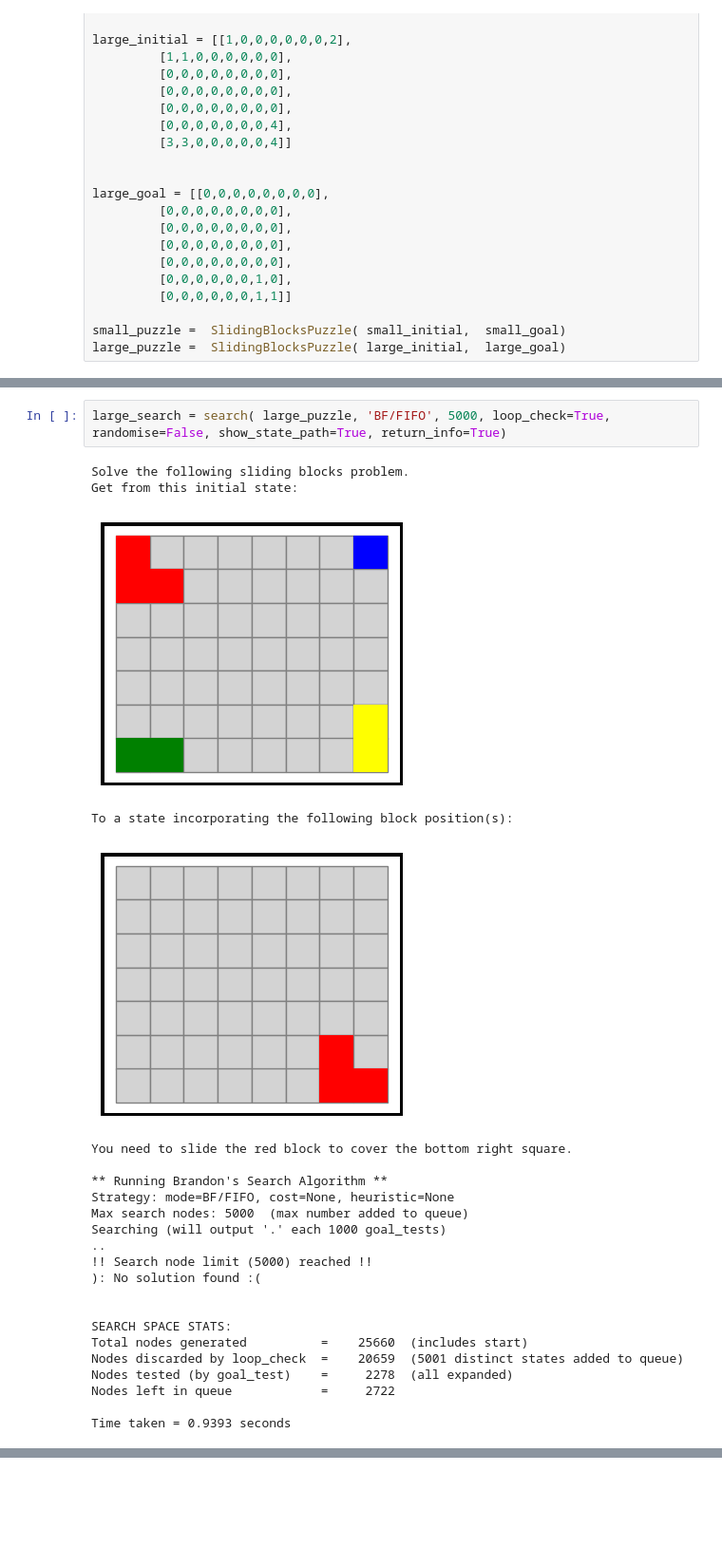
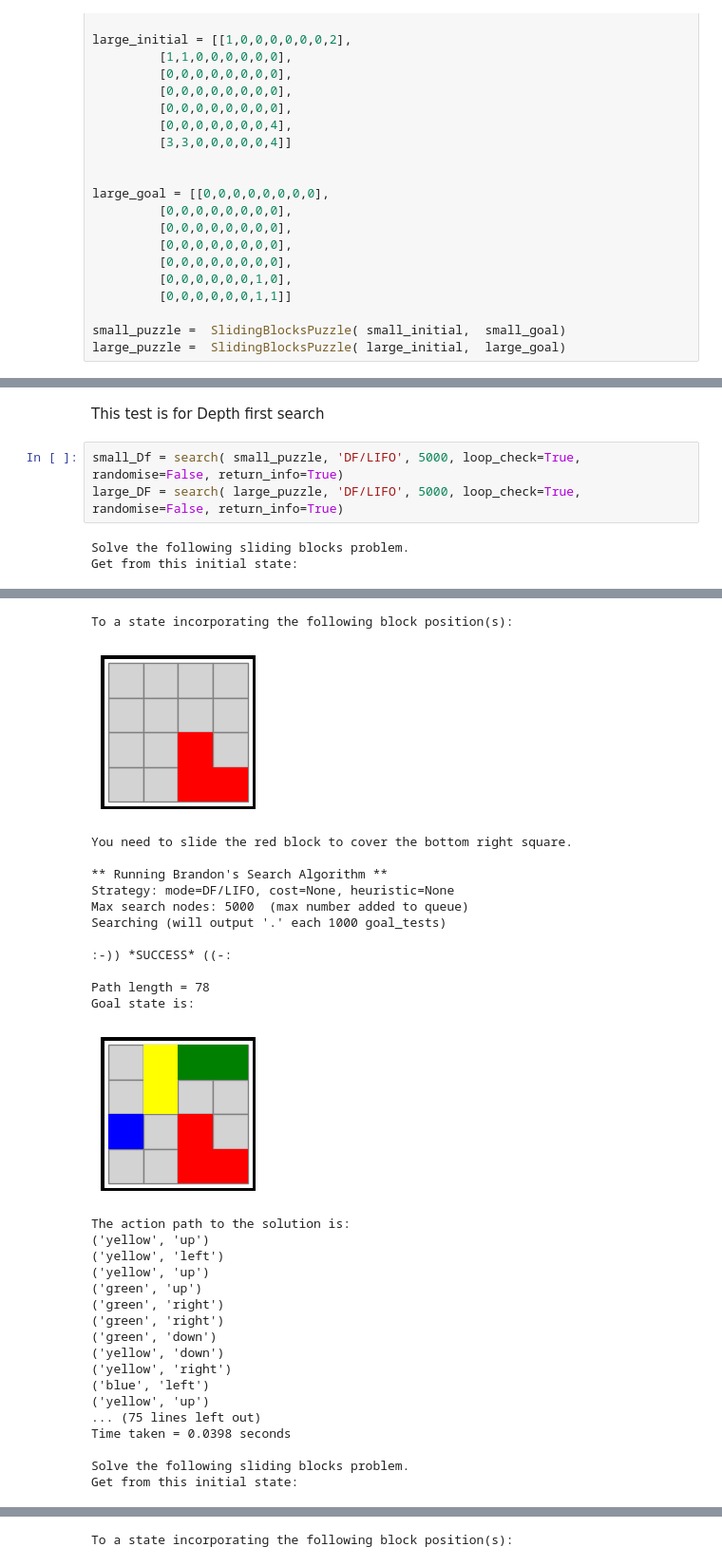
Before and after one commit to DarshanSajeev/COMP2611, a Jupyter notebook: report.ipynb, the cells around one changed output, grey strips where cells are left out. Shown at 95% size. Drawn from its saved outputs; the diff is of its cells as text; blank space fills up the shorter version.

```diff
--- a/report.ipynb
+++ b/report.ipynb
@@ -306,26 +317,8 @@ The state/action path to the solution is:
-# %%
-large_search = search( large_puzzle, 'BF/FIFO', 5000, loop_check=True, randomise=False, show_state_path=True, return_info=True)
-# %% [output]
-Solve the following sliding blocks problem.
-Get from this initial state:
-[figure, removed]
-To a state incorporating the following block position(s):
-[figure, removed]
-You need to slide the red block to cover the bottom right square.
-
-** Running Brandon's Search Algorithm **
-Strategy: mode=BF/FIFO, cost=None, heuristic=None
-Max search nodes: 5000  (max number added to queue)
-Searching (will output '.' each 1000 goal_tests)
-..
-!! Search node limit (5000) reached !!
-): No solution found :(
-
-
-SEARCH SPACE STATS:
-Total nodes generated          =    25660  (includes start)
-Nodes discarded by loop_check  =    20659  (5001 distinct states added to queue)
-Nodes tested (by goal_test)    =     2278  (all expanded)
-Nodes left in queue            =     2722
-
-Time taken = 0.9393 seconds
+# %% [markdown]
+This test is for Depth first search
+# %%
+small_Df = search( small_puzzle, 'DF/LIFO', 5000, loop_check=True, randomise=False, return_info=True)
+large_DF = search( large_puzzle, 'DF/LIFO', 5000, loop_check=True, randomise=False, return_info=True)
+# %% [output]
+Solve the following sliding blocks problem.
+Get from this initial state:
@@ -331,0 +326,31 @@ Time taken = 0.9393 seconds
+To a state incorporating the following block position(s):
+[figure, added]
+You need to slide the red block to cover the bottom right square.
+
+** Running Brandon's Search Algorithm **
+Strategy: mode=DF/LIFO, cost=None, heuristic=None
+Max search nodes: 5000  (max number added to queue)
+Searching (will output '.' each 1000 goal_tests)
+
+:-)) *SUCCESS* ((-:
+
+Path length = 78
+Goal state is:
+[figure, added]
+The action path to the solution is:
+('yellow', 'up')
+('yellow', 'left')
+('yellow', 'up')
+('green', 'up')
+('green', 'right')
+('green', 'right')
+('green', 'down')
+('yellow', 'down')
+('yellow', 'right')
+('blue', 'left')
+('yellow', 'up')
+... (75 lines left out)
+Time taken = 0.0398 seconds
+
+Solve the following sliding blocks problem.
+Get from this initial state:
@@ -331,0 +358 @@ Time taken = 0.9393 seconds
+To a state incorporating the following block position(s):
```
Also changed, not shown: parts of 28 cells of this notebook.
